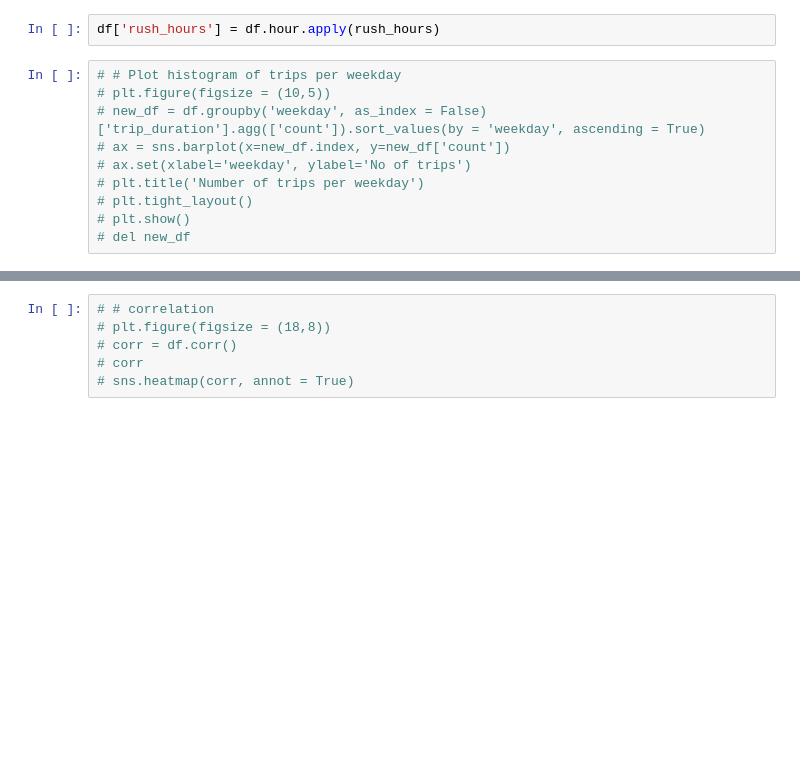
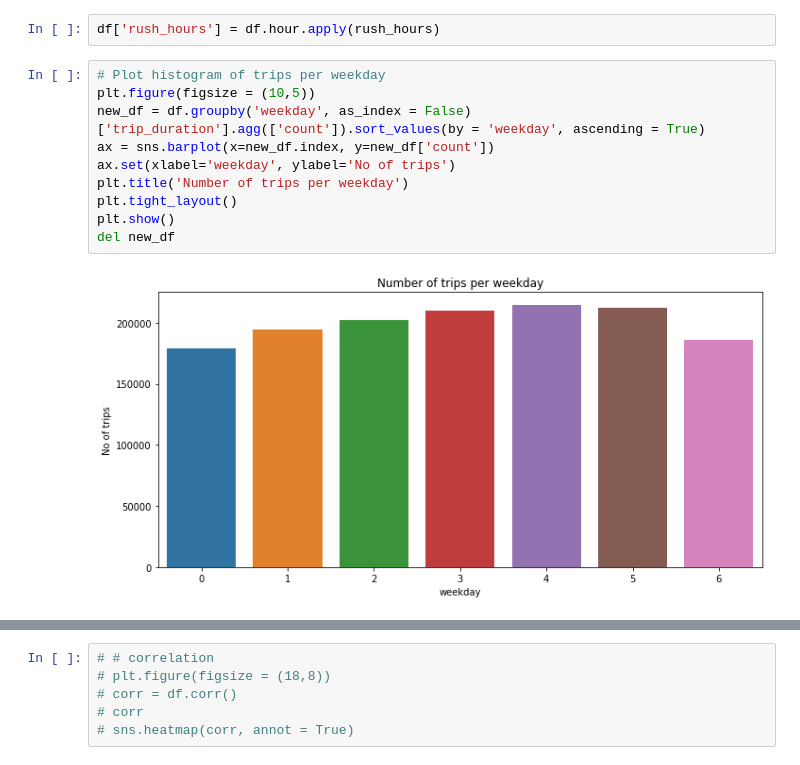
Before and after one commit to GaikwadSandesh/NYC_taxi_prediction, a Jupyter notebook: NYC_taxi_Prediction.ipynb, the cells around one changed output, grey strips where cells are left out. Cells and saved outputs as stored; diff of their text form; blank space fills up the shorter version.

```diff
--- a/NYC_taxi_Prediction.ipynb
+++ b/NYC_taxi_Prediction.ipynb
@@ -280,12 +343,14 @@ def rush_hours(hour):
 # %%
 df['rush_hours'] = df.hour.apply(rush_hours)
 # %%
-# # Plot histogram of trips per weekday
-# plt.figure(figsize = (10,5))
-# new_df = df.groupby('weekday', as_index = False)['trip_duration'].agg(['count']).sort_values(by = 'weekday', ascending = True)
-# ax = sns.barplot(x=new_df.index, y=new_df['count'])
-# ax.set(xlabel='weekday', ylabel='No of trips')
-# plt.title('Number of trips per weekday')
-# plt.tight_layout()
-# plt.show()
-# del new_df
+# Plot histogram of trips per weekday
+plt.figure(figsize = (10,5))
+new_df = df.groupby('weekday', as_index = False)['trip_duration'].agg(['count']).sort_values(by = 'weekday', ascending = True)
+ax = sns.barplot(x=new_df.index, y=new_df['count'])
+ax.set(xlabel='weekday', ylabel='No of trips')
+plt.title('Number of trips per weekday')
+plt.tight_layout()
+plt.show()
+del new_df
+# %% [output]
+[figure, added]
```
Also changed, not shown: parts of 59 cells of this notebook.
